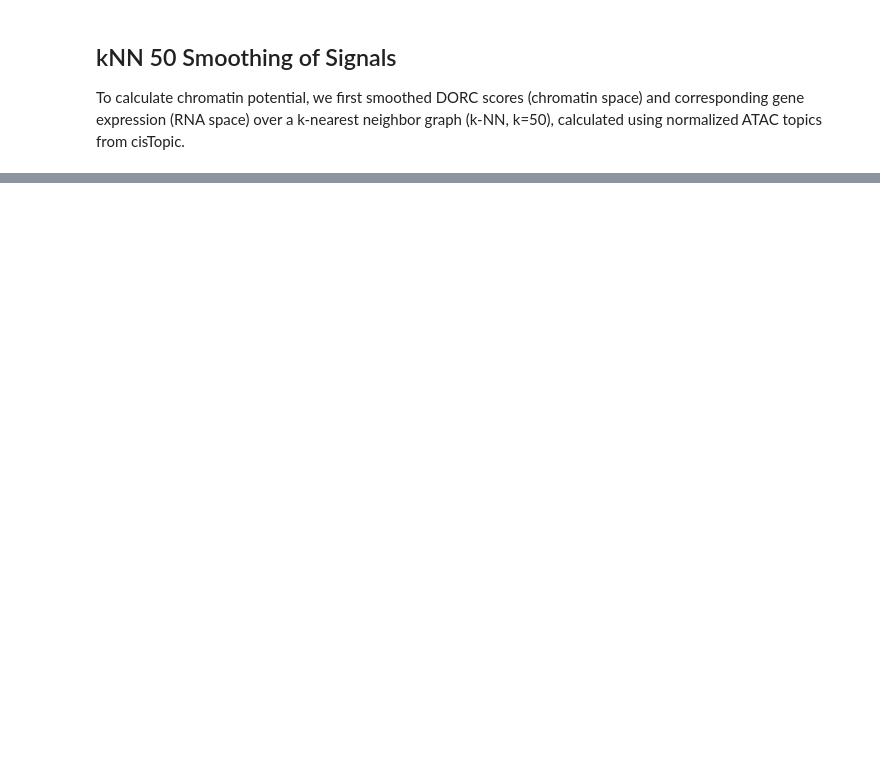
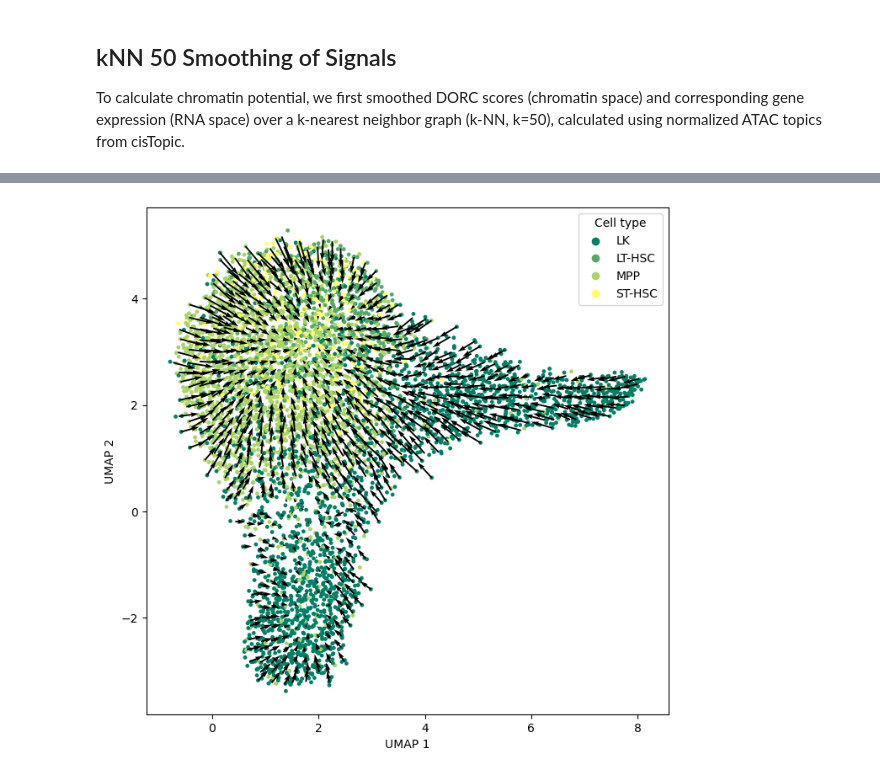
Before and after one commit to N1klasSchmidt/DynaVelo_testing, a Jupyter notebook: velocity_analyses/chromatin_potential_comp.ipynb, the cells around one changed output, grey strips where cells are left out. Drawn from its saved outputs; the diff is of its cells as text; code cells hidden in the pictures; blank space fills up the shorter version.

```diff
--- a/velocity_analyses/chromatin_potential_comp.ipynb
+++ b/velocity_analyses/chromatin_potential_comp.ipynb
@@ -70,0 +187,46 @@ Find the 10 RNA profiles with the highest correlation to the current ATAC cell a
+# %%
+# Plotting of the resulting vectors in umap
+N_BINS = 40
+MIN_CELLS = 1          # drop sparse grid squares
+ARROW_SCALE = 0.8      # >1 makes arrows longer for visibility
+
+x, y = E[:, 0], E[:, 1]
+u, v = arrows_s[:, 0], arrows_s[:, 1]
+
+xe = np.linspace(x.min(), x.max(), N_BINS + 1)
+ye = np.linspace(y.min(), y.max(), N_BINS + 1)
+
+def bstat(vals, stat):
+    return binned_statistic_2d(x, y, vals, stat, bins=[xe, ye]).statistic
+
+cnt = bstat(None, "count")
+X, Y = bstat(x, "mean"), bstat(y, "mean")      # arrow origin = mean cell position in the square
+U, V = bstat(u, "mean"), bstat(v, "mean")      # average arrow of all cells in the square
+
+keep = (cnt >= MIN_CELLS) & np.isfinite(U) & np.isfinite(V)
+length = np.hypot(U, V)
+
+fig, ax = plt.subplots(figsize=(7, 7))
+ax.scatter(x, y, s=12, c=colors, cmap=cmap, alpha=1, linewidths=0, zorder=0)
+
+q = ax.quiver(
+    X[keep], Y[keep], U[keep] * ARROW_SCALE, V[keep] * ARROW_SCALE, #length[keep],
+    angles="xy", scale_units="xy", scale=1,
+    width=0.003, zorder=2, alpha=1, #cmap="inferno",
+)
+
+handles = [
+    Line2D([0], [0], marker="o", color="w", markerfacecolor=cmap(i),
+           markersize=8, label=celltype)
+    for i, celltype in enumerate(le.classes_)
+]
+ax.legend(handles=handles, title="Cell type")
+
+#plt.colorbar(q, ax=ax, shrink=0.4, label="chromatin potential (arrow length)")
+ax.set_xlabel("UMAP 1" if USE_UMAP else "chromatin PC1")
+ax.set_ylabel("UMAP 2" if USE_UMAP else "chromatin PC2")
+ax.set_aspect("equal")
+plt.tight_layout()
+plt.show()
+# %% [output]
+[figure, added]
```
Also changed, not shown: parts of 19 cells of this notebook, 1 other file.
